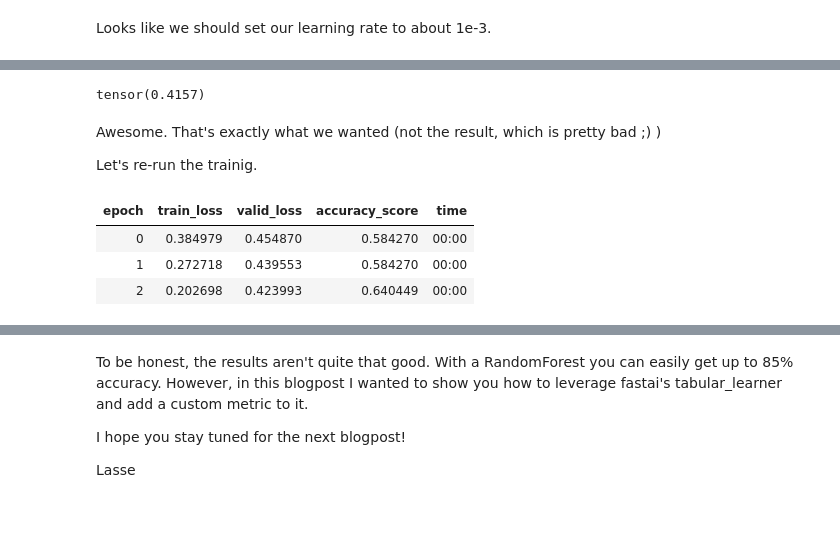
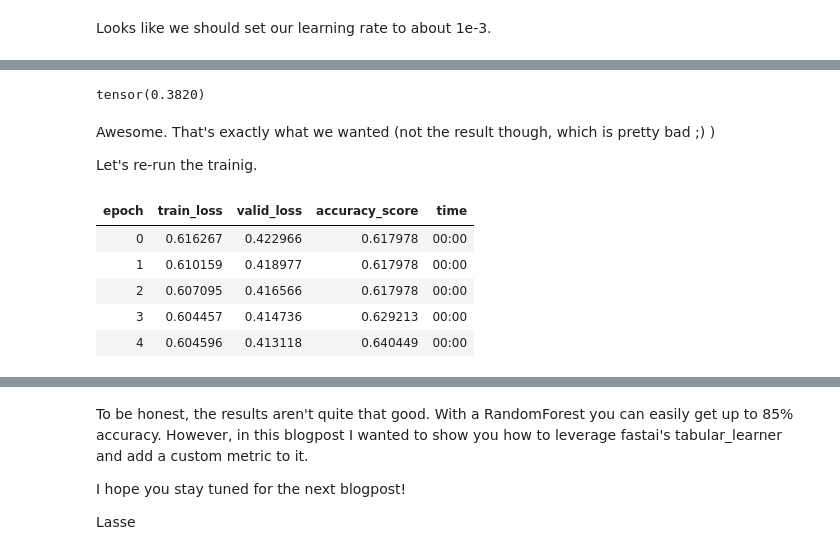
Before and after one commit to lschmiddey/fastpages_, a Jupyter notebook: _notebooks/2020-10-01-Tabular-Data-with-custom-metric.ipynb, the cells around one changed output, grey strips where cells are left out. Drawn from its saved outputs; the diff is of its cells as text; code cells hidden in the pictures; blank space fills up the shorter version.

```diff
--- a/_notebooks/2020-10-01-Tabular-Data-with-custom-metric.ipynb
+++ b/_notebooks/2020-10-01-Tabular-Data-with-custom-metric.ipynb
@@ -56,6 +56,8 @@ df['Pclass'] =  df['Pclass'].astype('category')
 df['Sex'] =  df['Sex'].astype('category')
 df['Cabin'] =  df['Cabin'].astype('category')
 df['Embarked'] =  df['Embarked'].astype('category')
+# %%
+df = df.drop(columns=['Name'])
 # %% [markdown]
 I want to build a validation set, based on the index. The easiest way is to create an array with the length of our data, randomly select a percentage of indeces we want in our training data, and use the leftover indeces for our validation set.
 # %%
@@ -192,21 +194,23 @@ array([[ 0,  0],
 # %%
-1-(torch.round(m(preds.view(-1))) - targs.view(-1)).sum()/len((torch.round(m(preds.view(-1))) - targs.view(-1)))
+1-abs(torch.round(m(preds.view(-1))) - targs.view(-1)).sum()/len((torch.round(m(preds.view(-1))) - targs.view(-1)))
 # %% [output]
-tensor(0.4157)
+tensor(0.3820)
 # %% [markdown]
-Awesome. That's exactly what we wanted (not the result, which is pretty bad ;) )
+Awesome. That's exactly what we wanted (not the result though, which is pretty bad ;) )
 
 Let's re-run the trainig.
 # %%
 binaccu = BinAccu()
-learn = tabular_learner(dls, layers=[128,16,128], n_out=1, metrics=[binaccu])
+learn = tabular_learner(dls, layers=[128,128], n_out=1, metrics=[binaccu])
 # %%
-learn.fit_one_cycle(3,1e-3)
+learn.fit_one_cycle(5,1e-5)
 # %% [output]
 | epoch | train_loss | valid_loss | accuracy_score | time |
-| 0 | 0.384979 | 0.454870 | 0.584270 | 00:00 |
-| 1 | 0.272718 | 0.439553 | 0.584270 | 00:00 |
-| 2 | 0.202698 | 0.423993 | 0.640449 | 00:00 |
+| 0 | 0.616267 | 0.422966 | 0.617978 | 00:00 |
+| 1 | 0.610159 | 0.418977 | 0.617978 | 00:00 |
+| 2 | 0.607095 | 0.416566 | 0.617978 | 00:00 |
+| 3 | 0.604457 | 0.414736 | 0.629213 | 00:00 |
+| 4 | 0.604596 | 0.413118 | 0.640449 | 00:00 |
 # %%
 preds, targs = learn.get_preds()
 m = nn.Sigmoid()
```
Also changed, not shown: parts of 12 cells of this notebook.
